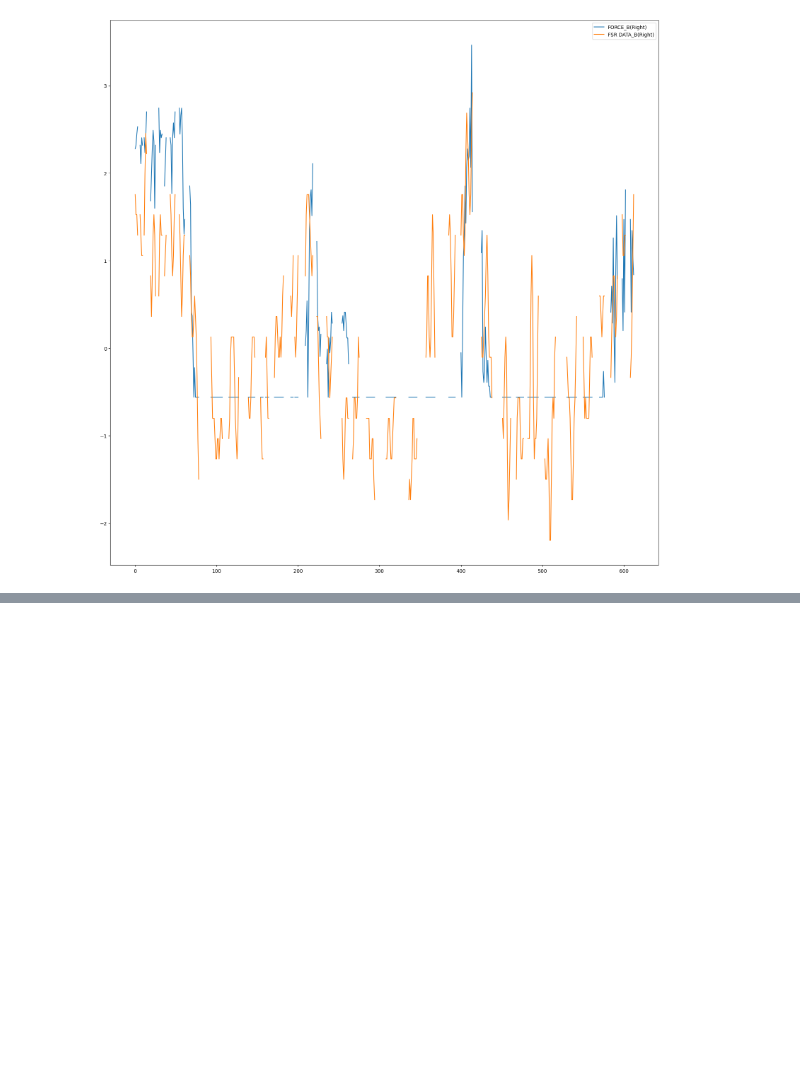
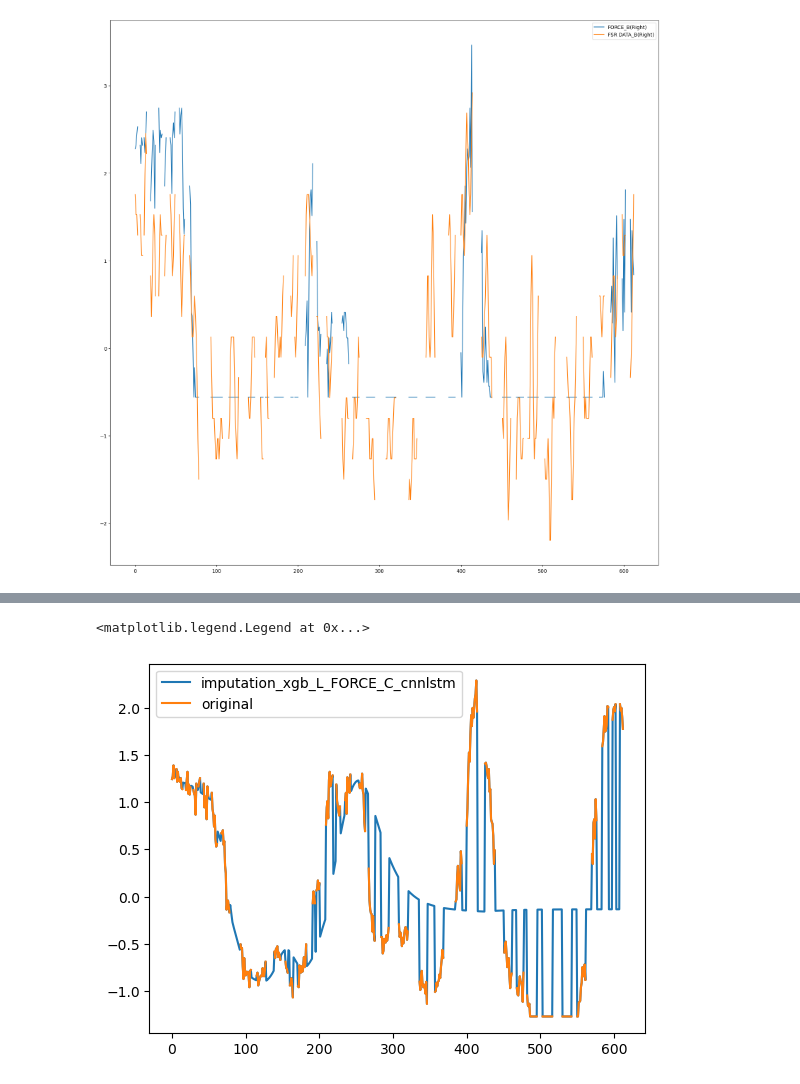
Before and after one commit to withmochaa/mocha, a Jupyter notebook: jupyter/TEED/October/week6/CNNLSTM_RtoL.ipynb, the cells around one changed output, grey strips where cells are left out. Drawn from its saved outputs; the diff is of its cells as text; code cells hidden in the pictures; blank space fills up the shorter version.

```diff
--- a/jupyter/TEED/October/week6/CNNLSTM_RtoL.ipynb
+++ b/jupyter/TEED/October/week6/CNNLSTM_RtoL.ipynb
@@ -120,9 +131,10 @@ from keras.callbacks import EarlyStopping, ModelCheckpoint
 from keras.layers import LSTM
 
 model_cnn_lstm = Sequential()
-model_cnn_lstm.add(TimeDistributed(Conv1D(filters=64, kernel_size=1, activation='relu')))
-model_cnn_lstm.add(TimeDistributed(MaxPooling1D(pool_size=2)))
+model_cnn_lstm.add(TimeDistributed(Conv1D(filters=64, kernel_size=1, activation='relu'), input_shape=(None, x_train_R_FORECE_B.shape[1], x_train_R_FORECE_B.shape[2])))
+model_cnn_lstm.add(TimeDistributed(MaxPooling1D(pool_size=1)))
 model_cnn_lstm.add(TimeDistributed(Flatten()))
 model_cnn_lstm.add(LSTM(50, activation='relu'))
 model_cnn_lstm.add(Dense(1))
 model_cnn_lstm.compile(loss='mse', optimizer='adam')
+model_cnn_lstm.summary()
@@ -134,4 +164 @@ print(y_train_L_FORECE_C.shape)
 (348,)
-# %%
-x_train_R_FORECE_B=x_train_R_FORECE_B.reshape(-1,1,1)
-x_train_R_FSR_B=x_train_R_FSR_B.reshape(-1,1,1)
@@ -150,5 +165,5 @@ int64
 # %%
-model_cnn_lstm.fit(x_train_R_FORECE_B,y_train_L_FORECE_C)
+model_cnn_lstm.fit(x_train_R_FORECE_B,y_train_L_FORECE_C,epochs=1000,verbose=2,batch_size=1)
 pred=model_cnn_lstm.predict(x_test_L_FORECE_C)
 pred=pred.reshape(-1,1)
 # %% [output]
@@ -158,0 +187,13 @@ ValueError: in user code:
+# %%
+c=0
+for i in loss_index_L_FORECE_C:
+    L_FORCE_C[i]=pred[c]
+    c+=1
+# %%
+import matplotlib.pyplot as plt
+plt.plot(L_FORCE_C,label='imputation_xgb_L_FORCE_C_cnnlstm')
+plt.plot(L.iloc[:,0],label='original')
+plt.legend()
+# %% [output]
+<matplotlib.legend.Legend at 0x...>
+[figure, added]
```
Also changed, not shown: parts of 15 cells of this notebook, 5 other files.
